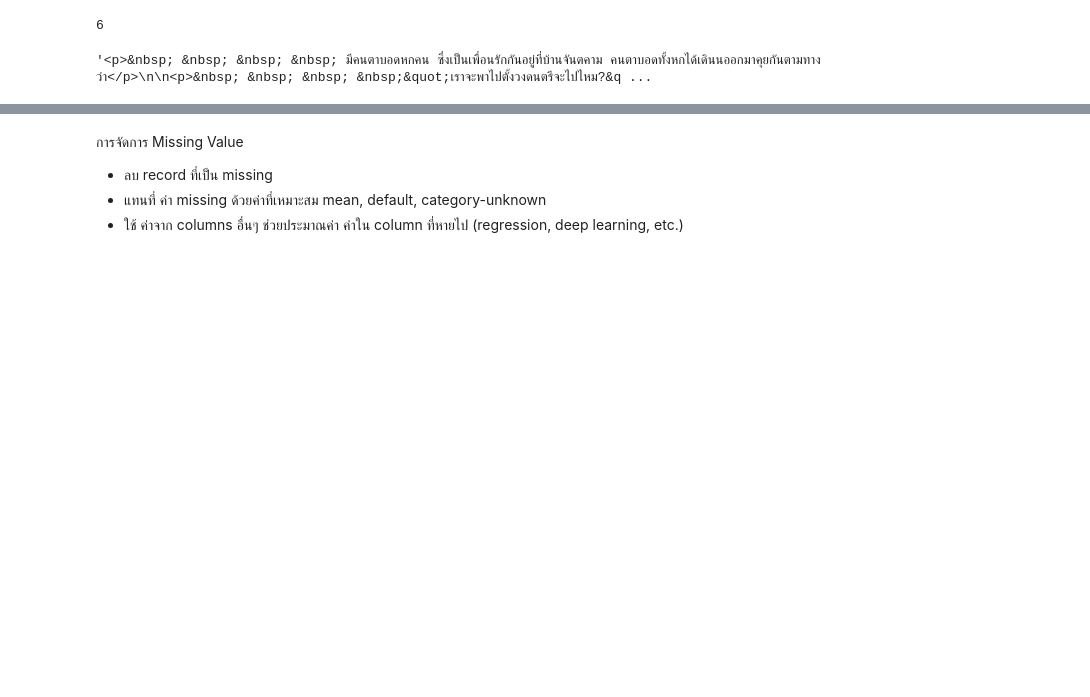
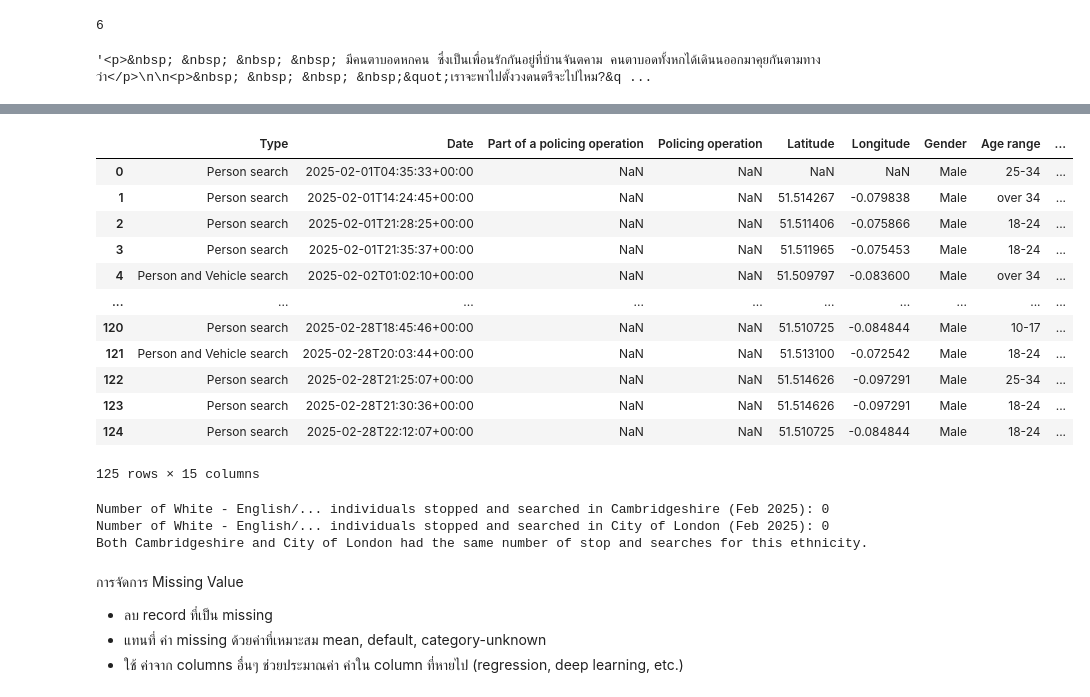
Before and after one commit to Thanyarat281-6/dataviz2025, a Jupyter notebook: 663020281_6__Pandas_101_2025.ipynb, the cells around one changed output, grey strips where cells are left out. Cells and saved outputs as stored; diff of their text form; code cells hidden in the pictures; blank space fills up the shorter version.

```diff
--- a/663020281_6__Pandas_101_2025.ipynb
+++ b/663020281_6__Pandas_101_2025.ipynb
@@ -390,3 +349,51 @@ folk_df.shape[0]
+# %%
+stopandsearch_london = pd.read_csv(path_to_stopandsearchlondon)
+stopandsearch_london
+# %% [output]
+|  | Type | Date | Part of a policing operation | Policing operation | Latitude | Longitude | Gender | Age range | ... |
+| 0 | Person search | 2025-02-01T04:35:33+00:00 | NaN | NaN | NaN | NaN | Male | 25-34 | ... |
+| 1 | Person search | 2025-02-01T14:24:45+00:00 | NaN | NaN | 51.514267 | -0.079838 | Male | over 34 | ... |
+| 2 | Person search | 2025-02-01T21:28:25+00:00 | NaN | NaN | 51.511406 | -0.075866 | Male | 18-24 | ... |
+| 3 | Person search | 2025-02-01T21:35:37+00:00 | NaN | NaN | 51.511965 | -0.075453 | Male | 18-24 | ... |
+| 4 | Person and Vehicle search | 2025-02-02T01:02:10+00:00 | NaN | NaN | 51.509797 | -0.083600 | Male | over 34 | ... |
+| ... | ... | ... | ... | ... | ... | ... | ... | ... | ... |
+| 120 | Person search | 2025-02-28T18:45:46+00:00 | NaN | NaN | 51.510725 | -0.084844 | Male | 10-17 | ... |
+| 121 | Person and Vehicle search | 2025-02-28T20:03:44+00:00 | NaN | NaN | 51.513100 | -0.072542 | Male | 18-24 | ... |
+| 122 | Person search | 2025-02-28T21:25:07+00:00 | NaN | NaN | 51.514626 | -0.097291 | Male | 25-34 | ... |
+| 123 | Person search | 2025-02-28T21:30:36+00:00 | NaN | NaN | 51.514626 | -0.097291 | Male | 18-24 | ... |
+| 124 | Person search | 2025-02-28T22:12:07+00:00 | NaN | NaN | 51.510725 | -0.084844 | Male | 18-24 | ... |
+125 rows × 15 columns
+# %%
+# Filter for the specified ethnicity in Cambridgeshire
+cambridgeshire_white_english = stopandsearch_cambridgeshire[
+    stopandsearch_cambridgeshire['Self-defined ethnicity'] == 'White - English/Welsh/Scottish/Northern Irish/...'
+]
+
+# Filter for the specified ethnicity in City of London
+london_white_english = stopandsearch_london[
+    stopandsearch_london['Self-defined ethnicity'] == 'White - English/Welsh/Scottish/Northern Irish/...'
+]
+
+# Get the counts
+cambridgeshire_count = cambridgeshire_white_english.shape[0]
+london_count = london_white_english.shape[0]
+
+# Compare the counts
+print(f"Number of White - English/... individuals stopped and searched in Cambridgeshire (Feb 2025): {cambridgeshire_count}")
+print(f"Number of White - English/... individuals stopped and searched in City of London (Feb 2025): {london_count}")
+
+if cambridgeshire_count > london_count:
+    difference = cambridgeshire_count - london_count
+    print(f"Cambridgeshire had more stop and searches for this ethnicity by {difference}.")
+elif london_count > cambridgeshire_count:
+    difference = london_count - cambridgeshire_count
+    print(f"City of London had more stop and searches for this ethnicity by {difference}.")
+else:
+    print("Both Cambridgeshire and City of London had the same number of stop and searches for this ethnicity.")
+# %% [output]
+Number of White - English/... individuals stopped and searched in Cambridgeshire (Feb 2025): 0
+Number of White - English/... individuals stopped and searched in City of London (Feb 2025): 0
+Both Cambridgeshire and City of London had the same number of stop and searches for this ethnicity.
 # %% [markdown]
 การจัดการ Missing Value
 
```
Also changed, not shown: parts of 52 cells of this notebook.
